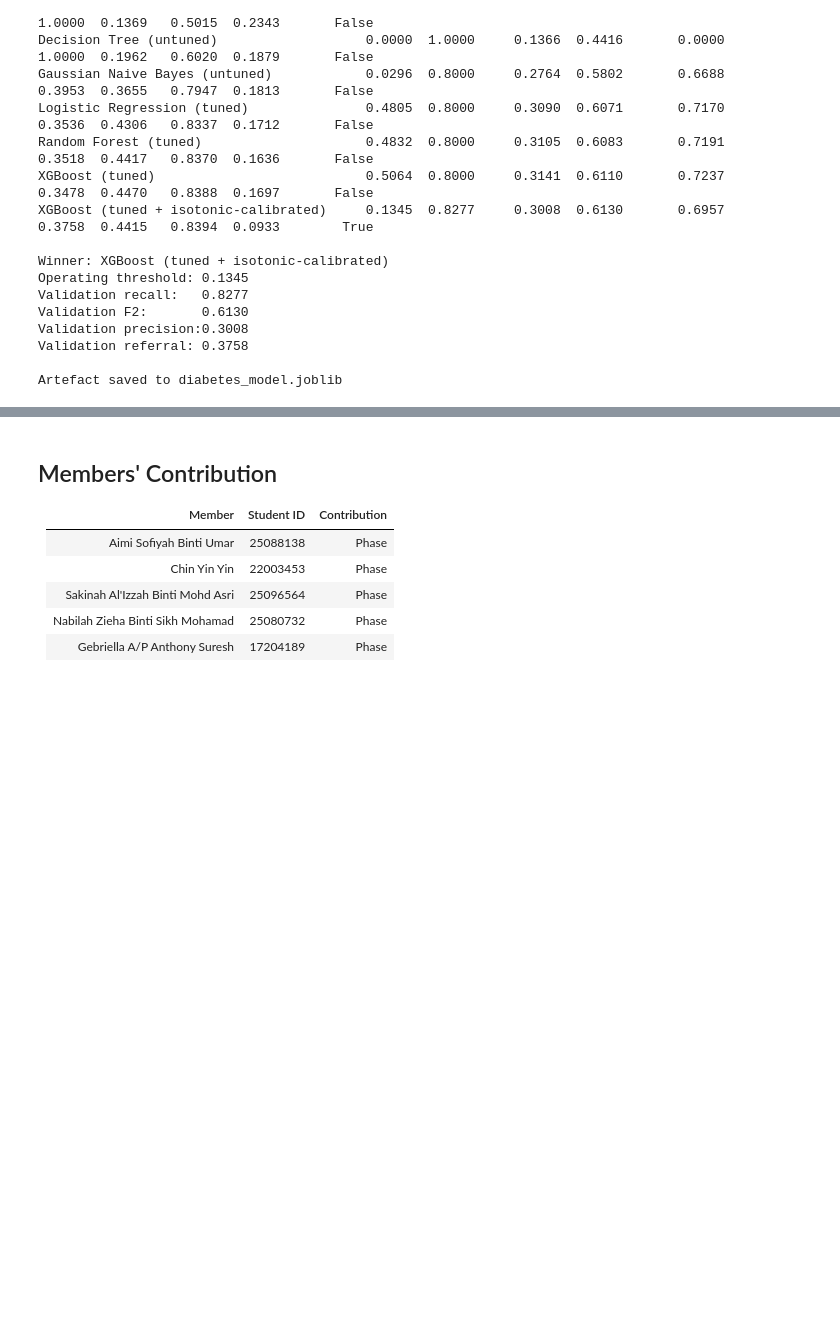
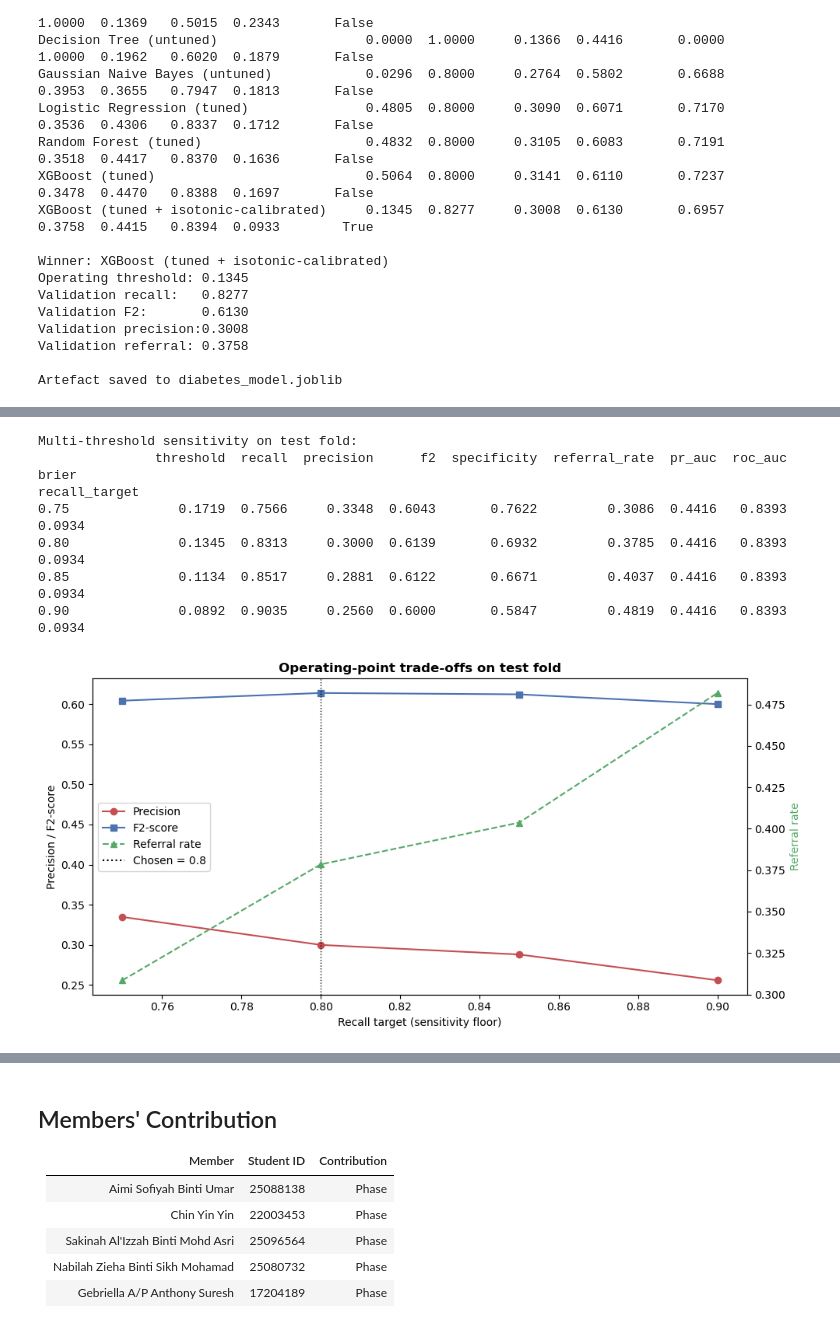
Before and after one commit to sakinahalizzah/diabetes-prediction, a Jupyter notebook: diabetes_prediction.ipynb, the cells around one changed output, grey strips where cells are left out. Cells and saved outputs as stored; diff of their text form; code cells hidden in the pictures; blank space fills up the shorter version.

```diff
--- a/diabetes_prediction.ipynb
+++ b/diabetes_prediction.ipynb
@@ -1803,0 +1939,46 @@ Artefact saved to diabetes_model.joblib
+# %%
+sensitivity_targets = [0.75, 0.80, 0.85, 0.90]
+sensitivity_rows = []
+for target in sensitivity_targets:
+    t = find_threshold_for_recall(y_test, y_test_proba, target)
+    row = {'recall_target': target,
+           **evaluate_at_threshold(y_test, y_test_proba, t)}
+    sensitivity_rows.append(row)
+
+sensitivity_df = pd.DataFrame(sensitivity_rows).set_index('recall_target').round(4)
+print('Multi-threshold sensitivity on test fold:')
+print(sensitivity_df.to_string())
+
+# Visualise the trade-off curve
+fig, ax1 = plt.subplots(figsize=(10, 5))
+ax2 = ax1.twinx()
+
+l1, = ax1.plot(sensitivity_df.index, sensitivity_df['precision'], 'o-',
+               color='#C44E52', label='Precision')
+l2, = ax1.plot(sensitivity_df.index, sensitivity_df['f2'], 's-',
+               color='#4C72B0', label='F2-score')
+l3, = ax2.plot(sensitivity_df.index, sensitivity_df['referral_rate'], '^--',
+               color='#55A868', label='Referral rate')
+
+ax1.axvline(recall_target, color='black', ls=':', lw=1,
+            label=f'Chosen target = {recall_target}')
+ax1.set_xlabel('Recall target (sensitivity floor)')
+ax1.set_ylabel('Precision / F2-score')
+ax2.set_ylabel('Referral rate', color='#55A868')
+ax1.set_title('Operating-point trade-offs on test fold', fontweight='bold')
+
+lines = [l1, l2, l3]
+ax1.legend(lines + [plt.Line2D([0], [0], color='black', ls=':')],
+            [l.get_label() for l in lines] + [f'Chosen = {recall_target}'],
+            loc='center left')
+plt.tight_layout()
+plt.show()
+# %% [output]
+Multi-threshold sensitivity on test fold:
+               threshold  recall  precision      f2  specificity  referral_rate  pr_auc  roc_auc   brier
+recall_target
+0.75              0.1719  0.7566     0.3348  0.6043       0.7622         0.3086  0.4416   0.8393  0.0934
+0.80              0.1345  0.8313     0.3000  0.6139       0.6932         0.3785  0.4416   0.8393  0.0934
+0.85              0.1134  0.8517     0.2881  0.6122       0.6671         0.4037  0.4416   0.8393  0.0934
+0.90              0.0892  0.9035     0.2560  0.6000       0.5847         0.4819  0.4416   0.8393  0.0934
+[figure, added]
```
Also changed, not shown: parts of 20 cells of this notebook.
